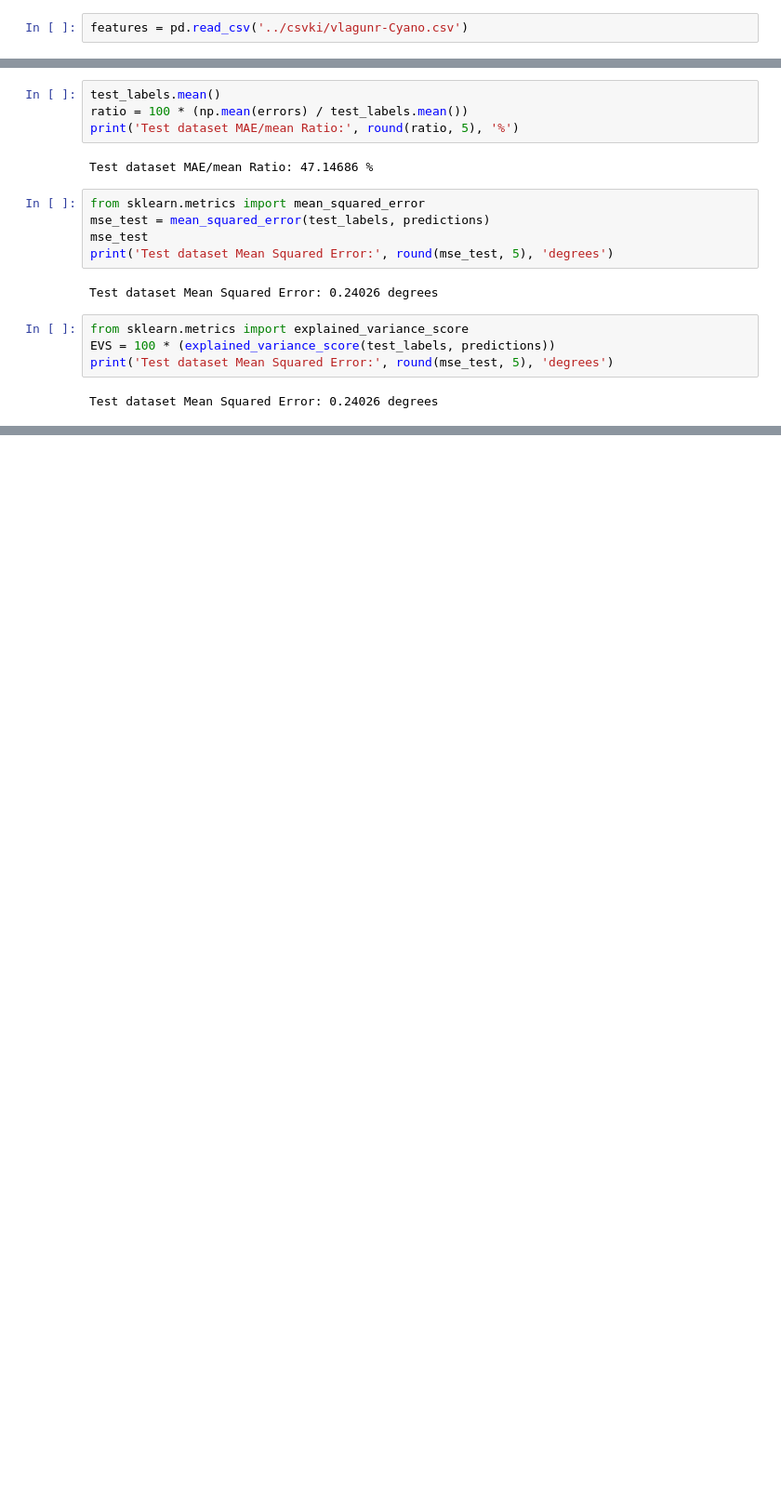
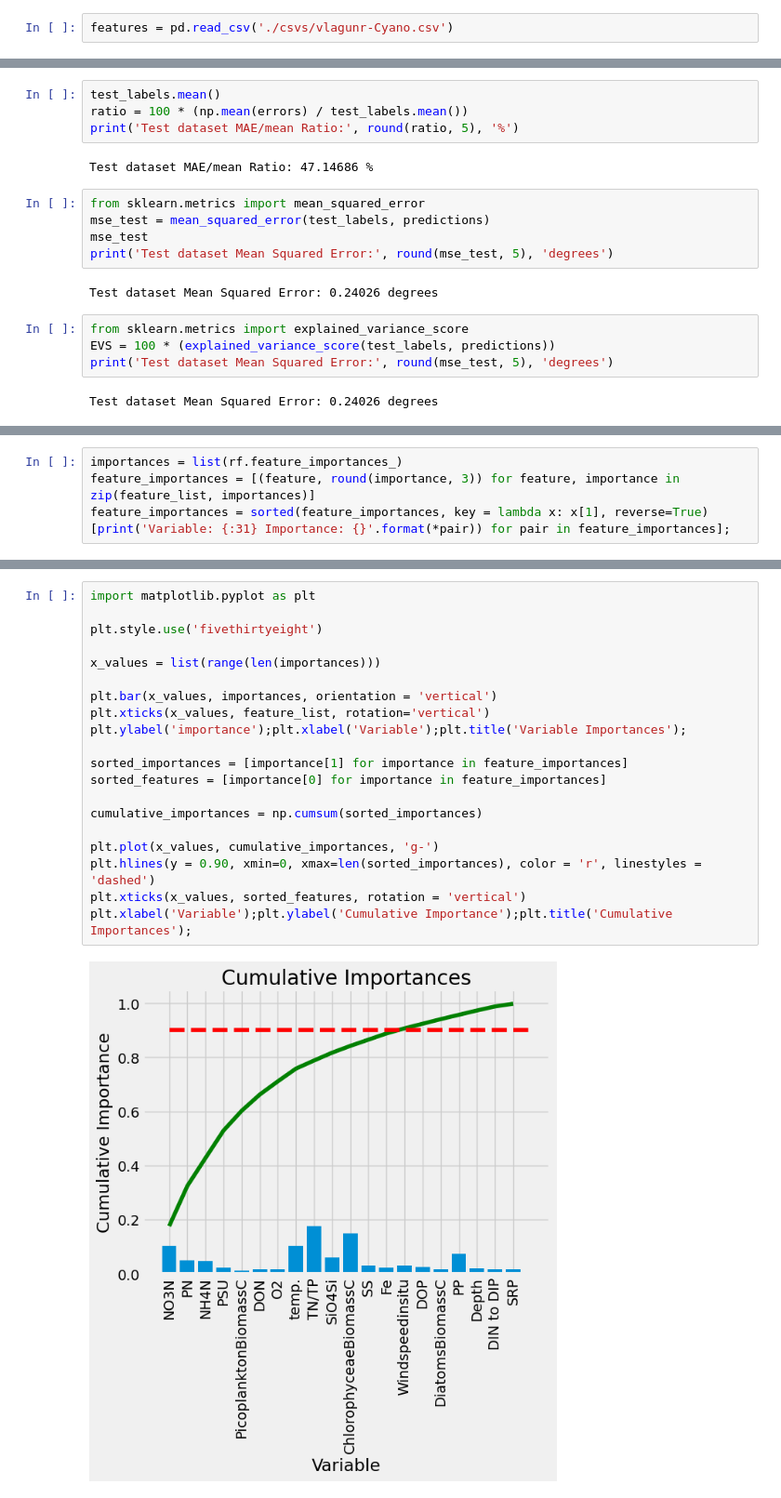
Before and after one commit to Sulgard/data_science_lab, a Jupyter notebook: Lab12_13.ipynb, the cells around one changed output, grey strips where cells are left out. Shown at 93% size. Cells and saved outputs as stored; diff of their text form; blank space fills up the shorter version.

```diff
--- a/Lab12_13.ipynb
+++ b/Lab12_13.ipynb
@@ -1,7 +1,7 @@
 # %%
 import pandas as pd
 # %%
-features = pd.read_csv('../csvki/vlagunr-Cyano.csv')
+features = pd.read_csv('./csvs/vlagunr-Cyano.csv')
 # %%
 features.head(155)
 # %% [output]
@@ -100,0 +146,5 @@ Test dataset Mean Squared Error: 0.24026 degrees
+# %%
+importances = list(rf.feature_importances_)
+feature_importances = [(feature, round(importance, 3)) for feature, importance in zip(feature_list, importances)]
+feature_importances = sorted(feature_importances, key = lambda x: x[1], reverse=True)
+[print('Variable: {:31} Importance: {}'.format(*pair)) for pair in feature_importances];
@@ -100,0 +247,22 @@ Test dataset Mean Squared Error: 0.24026 degrees
+# %%
+import matplotlib.pyplot as plt
+
+plt.style.use('fivethirtyeight')
+
+x_values = list(range(len(importances)))
+
+plt.bar(x_values, importances, orientation = 'vertical')
+plt.xticks(x_values, feature_list, rotation='vertical')
+plt.ylabel('importance');plt.xlabel('Variable');plt.title('Variable Importances');
+
+sorted_importances = [importance[1] for importance in feature_importances]
+sorted_features = [importance[0] for importance in feature_importances]
+
+cumulative_importances = np.cumsum(sorted_importances)
+
+plt.plot(x_values, cumulative_importances, 'g-')
+plt.hlines(y = 0.90, xmin=0, xmax=len(sorted_importances), color = 'r', linestyles = 'dashed')
+plt.xticks(x_values, sorted_features, rotation = 'vertical')
+plt.xlabel('Variable');plt.ylabel('Cumulative Importance');plt.title('Cumulative Importances');
+# %% [output]
+[figure, added]
```
Also changed, not shown: parts of 57 cells of this notebook, 3 other files.
